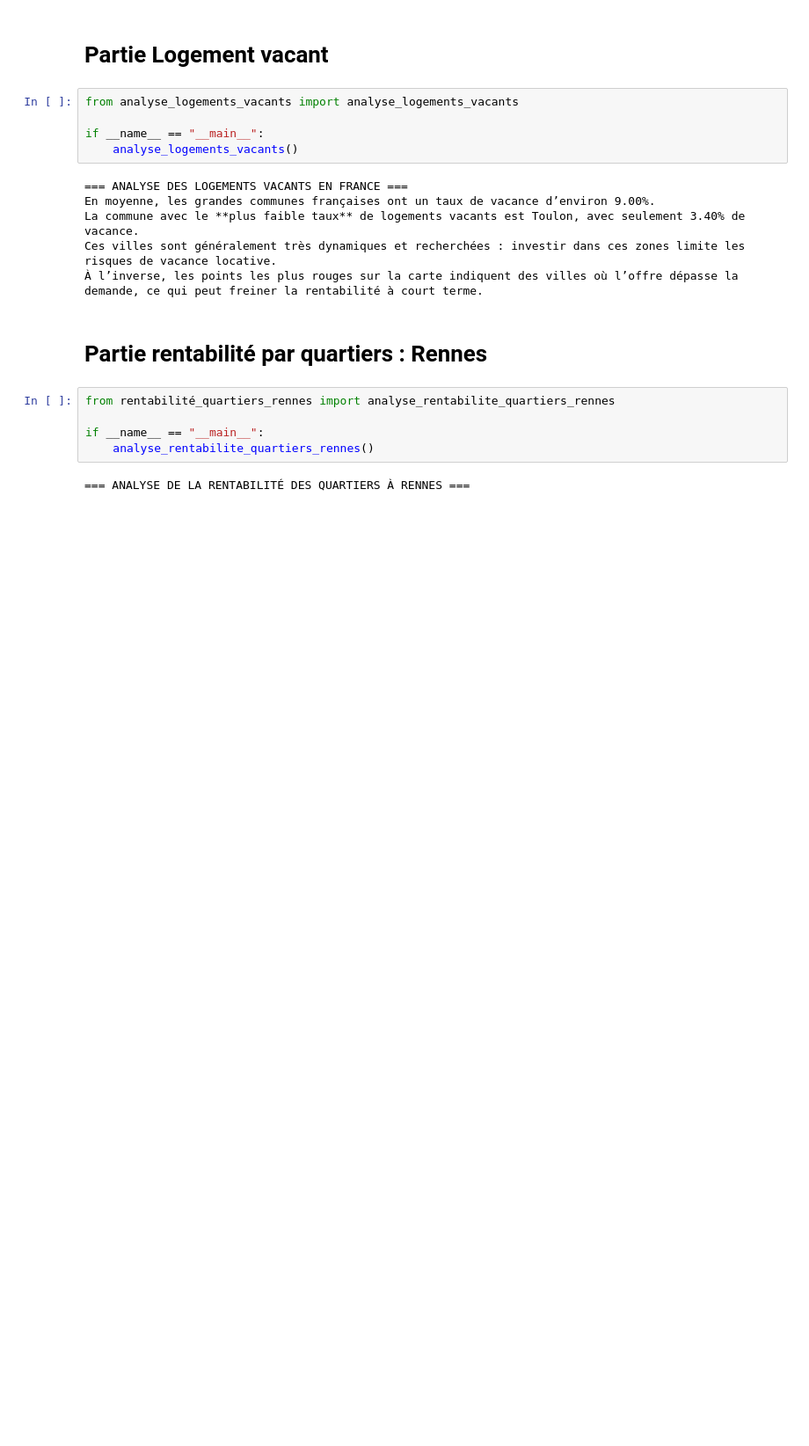
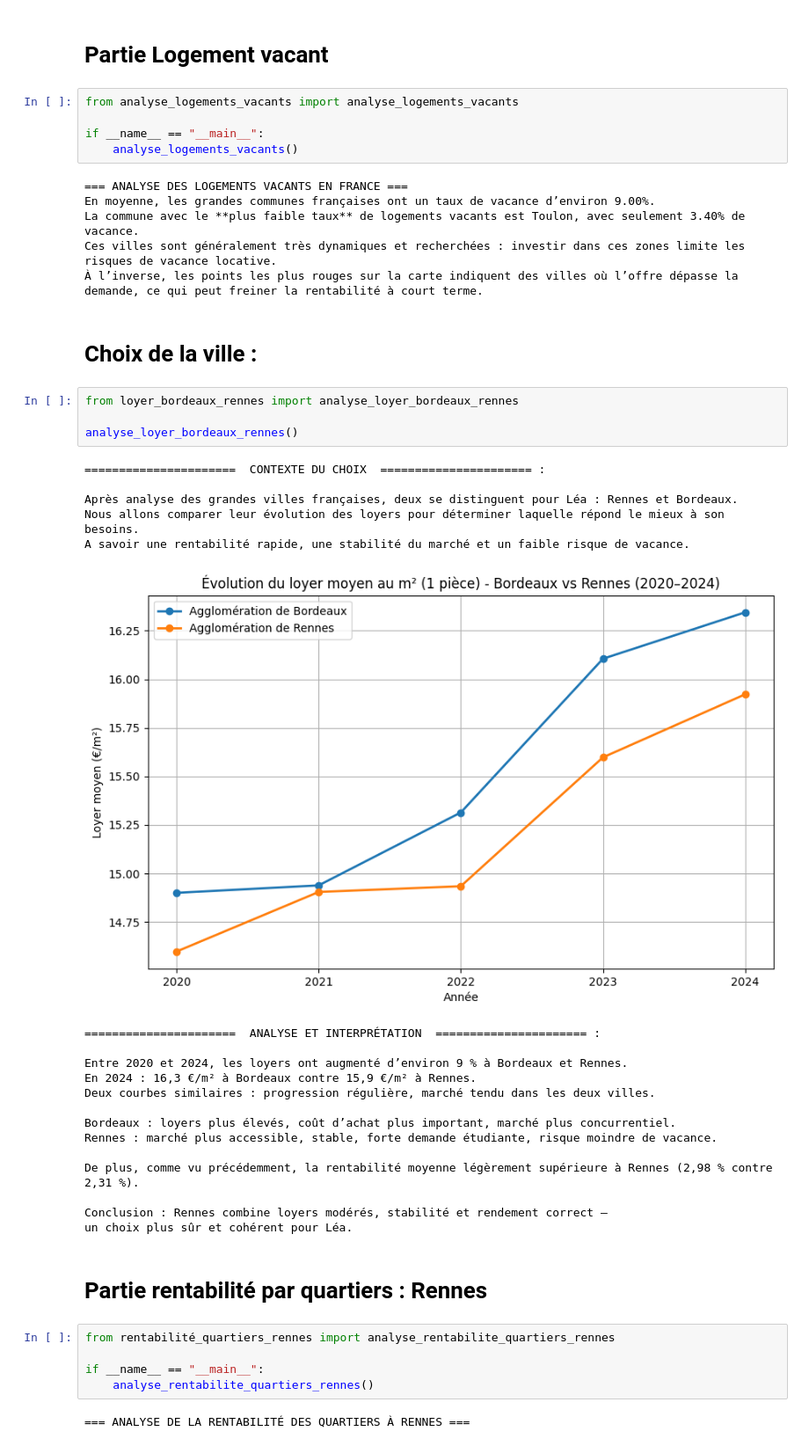
Before and after one commit to adam2504/Analyse_Donnees_Foncieres, a Jupyter notebook: lea.ipynb, the cells around one changed output. Shown at 88% size. Cells and saved outputs as stored; diff of their text form; blank space fills up the shorter version.

Commit message:
lea.ipynb + loyer_bdx_rennes

```diff
--- a/lea.ipynb
+++ b/lea.ipynb
@@ -75,6 +75,32 @@ En moyenne, les grandes communes françaises ont un taux de vacance d’environ
 La commune avec le **plus faible taux** de logements vacants est Toulon, avec seulement 3.40% de vacance.
 Ces villes sont généralement très dynamiques et recherchées : investir dans ces zones limite les risques de vacance locative.
 À l’inverse, les points les plus rouges sur la carte indiquent des villes où l’offre dépasse la demande, ce qui peut freiner la rentabilité à court terme.
+# %% [markdown]
+# Choix de la ville :
+# %%
+from loyer_bordeaux_rennes import analyse_loyer_bordeaux_rennes
+
+analyse_loyer_bordeaux_rennes()
+# %% [output]
+======================  CONTEXTE DU CHOIX  ====================== :
+
+Après analyse des grandes villes françaises, deux se distinguent pour Léa : Rennes et Bordeaux.
+Nous allons comparer leur évolution des loyers pour déterminer laquelle répond le mieux à son besoins.
+A savoir une rentabilité rapide, une stabilité du marché et un faible risque de vacance.
+[figure, added]
+======================  ANALYSE ET INTERPRÉTATION  ====================== :
+
+Entre 2020 et 2024, les loyers ont augmenté d’environ 9 % à Bordeaux et Rennes.
+En 2024 : 16,3 €/m² à Bordeaux contre 15,9 €/m² à Rennes.
+Deux courbes similaires : progression régulière, marché tendu dans les deux villes.
+
+Bordeaux : loyers plus élevés, coût d’achat plus important, marché plus concurrentiel.
+Rennes : marché plus accessible, stable, forte demande étudiante, risque moindre de vacance.
+
+De plus, comme vu précédemment, la rentabilité moyenne légèrement supérieure à Rennes (2,98 % contre 2,31 %).
+
+Conclusion : Rennes combine loyers modérés, stabilité et rendement correct —
+un choix plus sûr et cohérent pour Léa.
 # %% [markdown]
 # Partie rentabilité par quartiers : Rennes
 # %%
```
Also changed, not shown: 1 other file.
